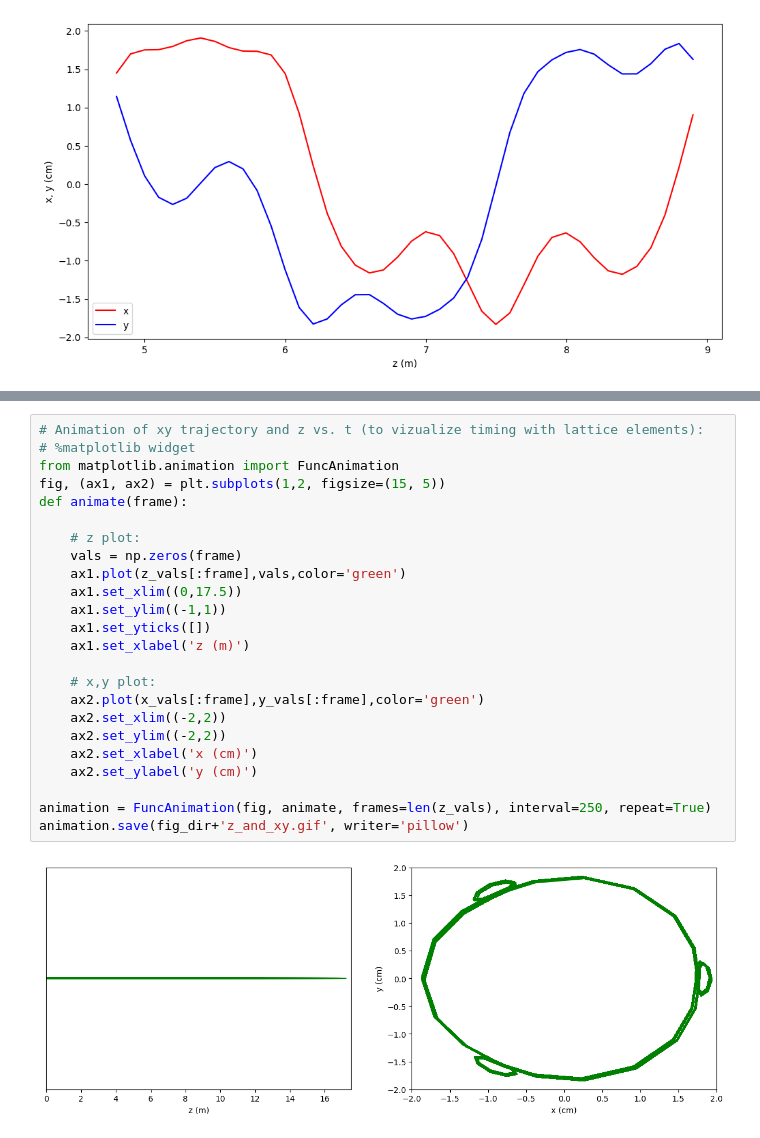
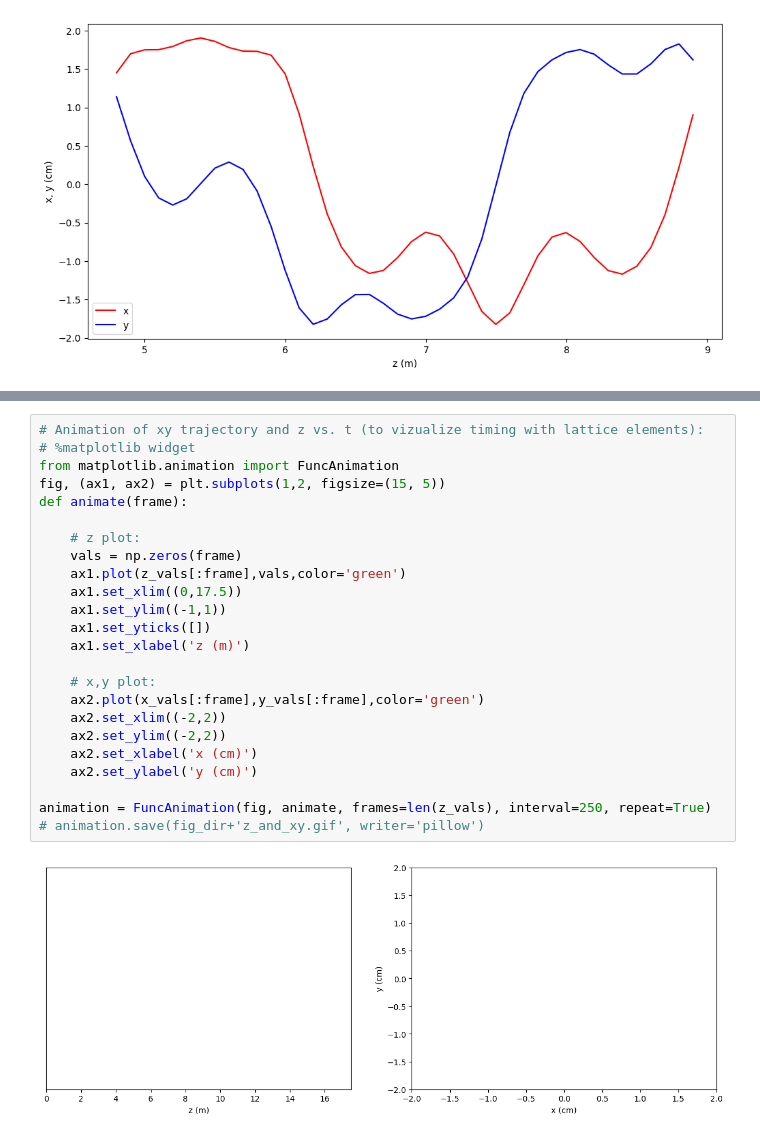
Before and after one commit to criggall/muon-cooling, a Jupyter notebook: Simplified-HFOFO/plot-reference-particle2.ipynb, the cells around one changed output, grey strips where cells are left out. Drawn from its saved outputs; the diff is of its cells as text.

```diff
--- a/Simplified-HFOFO/plot-reference-particle2.ipynb
+++ b/Simplified-HFOFO/plot-reference-particle2.ipynb
@@ -208,26 +208,26 @@ animation.save(fig_dir+'Lz_and_xy_animation.gif', writer='pillow')
 # %%
 # Animation of xy trajectory and z vs. t (to vizualize timing with lattice elements):
 # %matplotlib widget
 from matplotlib.animation import FuncAnimation
 fig, (ax1, ax2) = plt.subplots(1,2, figsize=(15, 5))
 def animate(frame):
 
     # z plot:
     vals = np.zeros(frame)
     ax1.plot(z_vals[:frame],vals,color='green')
     ax1.set_xlim((0,17.5))
     ax1.set_ylim((-1,1))
     ax1.set_yticks([])
     ax1.set_xlabel('z (m)')
 
     # x,y plot:
     ax2.plot(x_vals[:frame],y_vals[:frame],color='green')
     ax2.set_xlim((-2,2))
     ax2.set_ylim((-2,2))
     ax2.set_xlabel('x (cm)')
     ax2.set_ylabel('y (cm)')
 
 animation = FuncAnimation(fig, animate, frames=len(z_vals), interval=250, repeat=True)
-animation.save(fig_dir+'z_and_xy.gif', writer='pillow')
+# animation.save(fig_dir+'z_and_xy.gif', writer='pillow')
 # %% [output]
-[figure, old version]
+[figure, new version]
```
Also changed, not shown: parts of 10 cells of this notebook, 34 other files.
